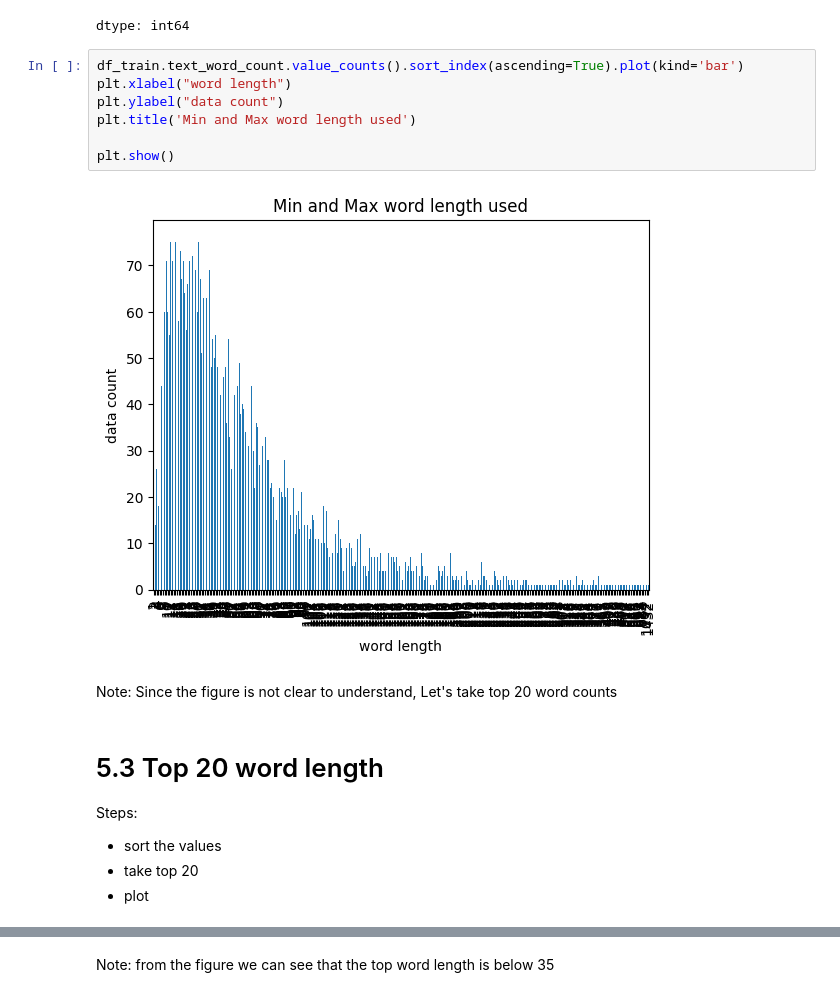
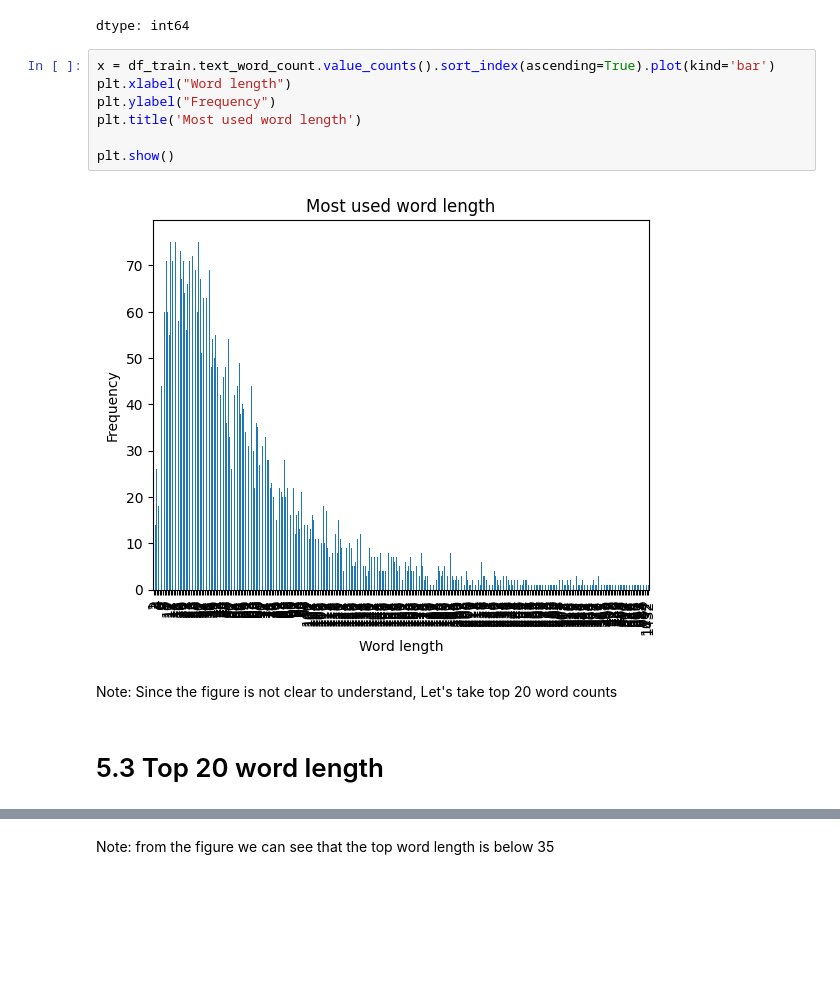
Before and after one commit to loveLH3399/Language-in-Social-Context, a Jupyter notebook: notebooks/Trust_Data_Analysis.ipynb, the cells around one changed output, grey strips where cells are left out. Cells and saved outputs as stored; diff of their text form; blank space fills up the shorter version.

```diff
--- a/notebooks/Trust_Data_Analysis.ipynb
+++ b/notebooks/Trust_Data_Analysis.ipynb
@@ -305,21 +289,17 @@ df_train['text_word_count'].agg(['min', 'max'])
 | max | 1432 |
 dtype: int64
 # %%
-df_train.text_word_count.value_counts().sort_index(ascending=True).plot(kind='bar')
-plt.xlabel("word length")
-plt.ylabel("data count")
-plt.title('Min and Max word length used')
+x = df_train.text_word_count.value_counts().sort_index(ascending=True).plot(kind='bar')
+plt.xlabel("Word length")
+plt.ylabel("Frequency")
+plt.title('Most used word length')
 
 plt.show()
 # %% [output]
-[figure, old version]
+[figure, new version]
 # %% [markdown]
 Note: Since the figure is not clear to understand, Let's take top 20 word counts
 # %% [markdown]
 # 5.3 Top 20 word length
-Steps:
-- sort the values
-- take top 20
-- plot
 # %%
 
```
Also changed, not shown: parts of 33 cells of this notebook.
